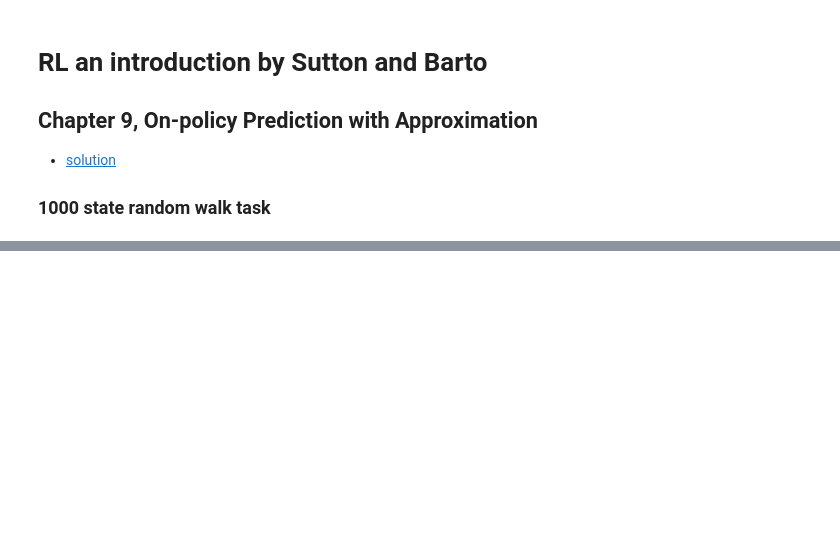
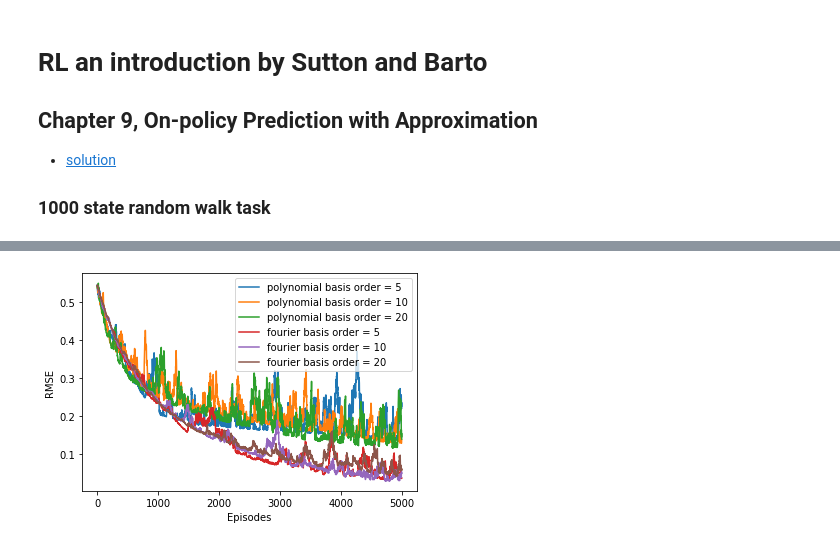
Before and after one commit to HyunsuLee/RL_test, a Jupyter notebook: RL_SBbook_Chapter9_Approximation.ipynb, the cells around one changed output, grey strips where cells are left out. Drawn from its saved outputs; the diff is of its cells as text; code cells hidden in the pictures; blank space fills up the shorter version.

```diff
--- a/RL_SBbook_Chapter9_Approximation.ipynb
+++ b/RL_SBbook_Chapter9_Approximation.ipynb
@@ -40,0 +357,44 @@ STEP_RANGE = 100
+# %%
+# Figure 9.5, Fourier basis and polynomials
+def figure_9_5(true_value):
+    # my machine can only afford 1 run
+    runs = 1
+
+    episodes = 5000
+
+    # # of bases
+    orders = [5, 10, 20]
+
+    alphas = [1e-4, 5e-5]
+    labels = [['polynomial basis'] * 3, ['fourier basis'] * 3]
+
+    # track errors for each episode
+    errors = np.zeros((len(alphas), len(orders), episodes))
+    for run in range(runs):
+        for i in range(len(orders)):
+            value_functions = [BasesValueFunction(orders[i], POLYNOMIAL_BASES), BasesValueFunction(orders[i], FOURIER_BASES)]
+            for j in range(len(value_functions)):
+                for episode in tqdm(range(episodes)):
+
+                    # gradient Monte Carlo algorithm
+                    gradient_monte_carlo(value_functions[j], alphas[j])
+
+                    # get state values under current value function
+                    state_values = [value_functions[j].value(state) for state in STATES]
+
+                    # get the root-mean-squared error
+                    errors[j, i, episode] += np.sqrt(np.mean(np.power(true_value[1: -1] - state_values, 2)))
+
+    # average over independent runs
+    errors /= runs
+
+    for i in range(len(alphas)):
+        for j in range(len(orders)):
+            plt.plot(errors[i, j, :], label='%s order = %d' % (labels[i][j], orders[j]))
+    plt.xlabel('Episodes')
+    # The book plots RMSVE, which is RMSE weighted by a state distribution
+    plt.ylabel('RMSE')
+    plt.legend()
+figure_9_5(true_value)
+# %% [output]
+[figure, added]
```
Also changed, not shown: parts of 21 cells of this notebook, 1 other file.
